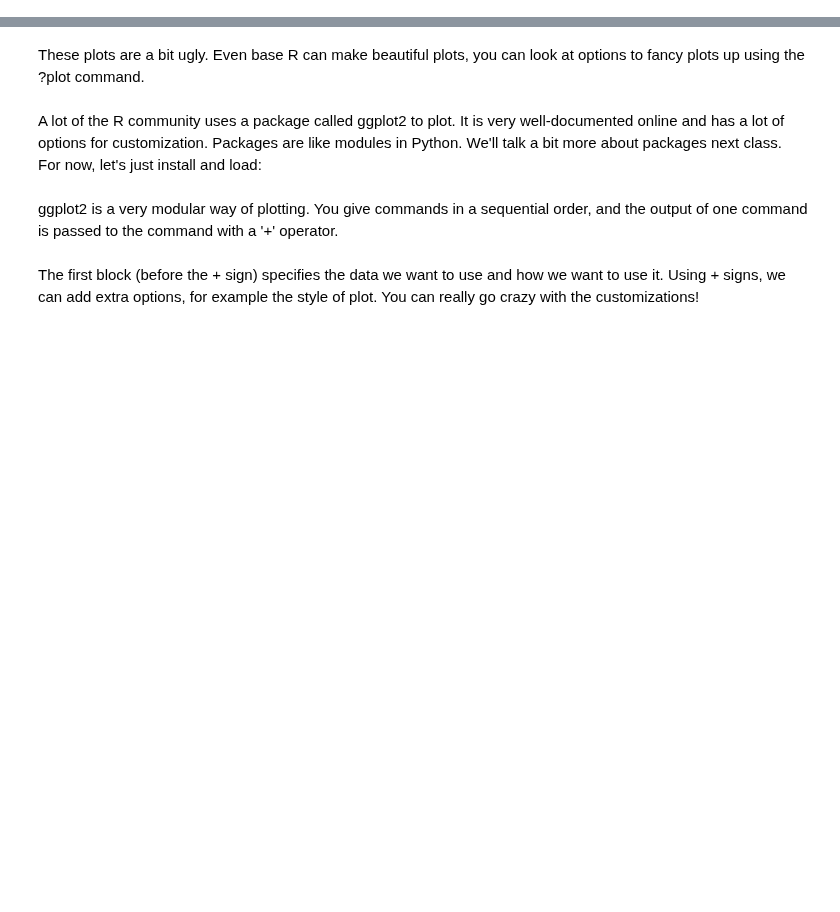
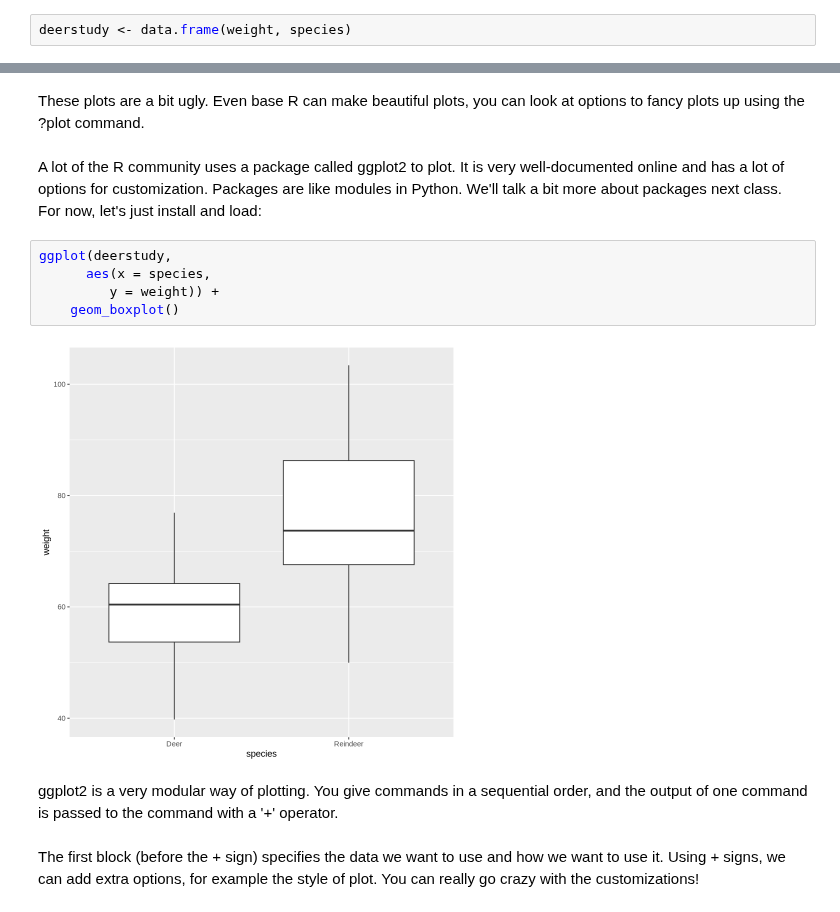
Before and after one commit to Skalle9802/CDS-SEM1, a Jupyter notebook: exercises/exercise 4/stats_1_empty.ipynb, the cells around one changed output, grey strips where cells are left out. Cells and saved outputs as stored; diff of their text form; blank space fills up the shorter version.

```diff
--- a/exercises/exercise 4/stats_1_empty.ipynb
+++ b/exercises/exercise 4/stats_1_empty.ipynb
@@ -41,4 +103,6 @@ We can also manipulate arrays. This can be necessary for tidying data, and getti
 # %% [markdown]
 This gives us our weights and species as nice tidy data arrays. We can also organise our data into spreadsheets like excel. These are called data frames in R.
+# %%
+deerstudy <- data.frame(weight, species)
 # %% [markdown]
 You can always take a look at the dataframe by calling it.
@@ -64,6 +169,13 @@ The tilde "~" is important in R. It can be read to mean "as a function of", or "
 These plots are a bit ugly. Even base R can make beautiful plots, you can look at options to fancy plots up using the ?plot command.
 # %% [markdown]
 A lot of the R community uses a package called ggplot2 to plot. It is very well-documented online and has a lot of options for customization. Packages are like modules in Python. We'll talk a bit more about packages next class. For now, let's just install and load:
+# %%
+ggplot(deerstudy,
+      aes(x = species,
+         y = weight)) +
+    geom_boxplot()
+# %% [output]
+[figure, added]
 # %% [markdown]
 ggplot2 is a very modular way of plotting. You give commands in a sequential order, and the output of one command is passed to the command with a '+' operator.
 # %% [markdown]
```
Also changed, not shown: parts of 44 cells of this notebook, 9 other files.
